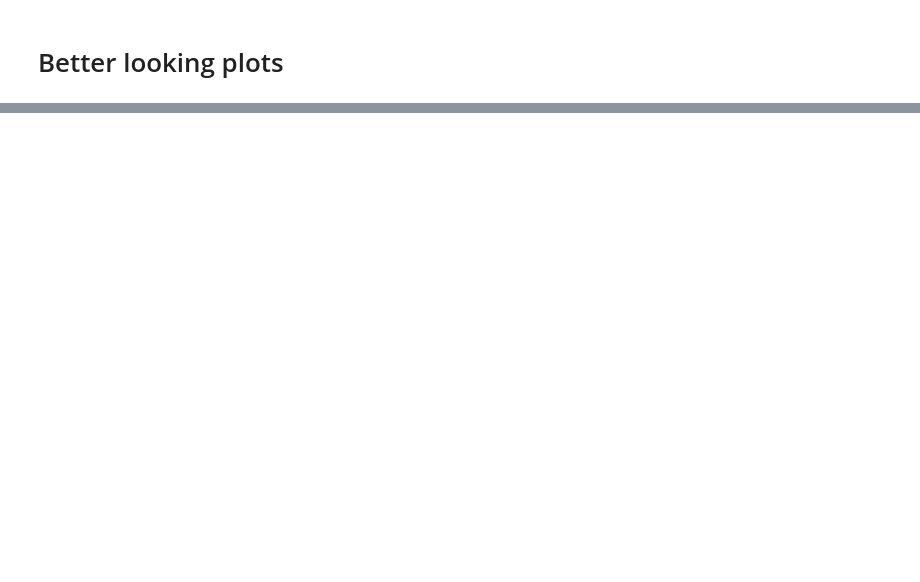
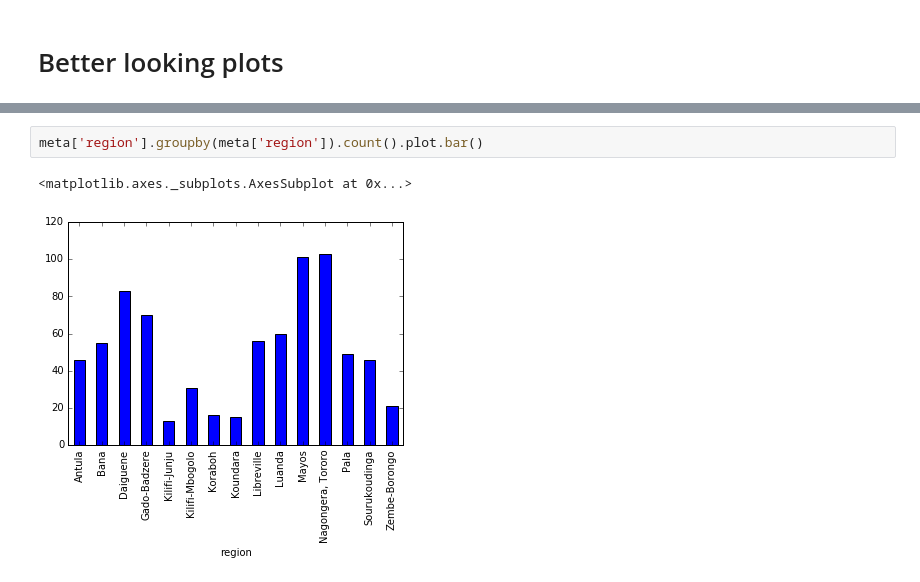
Before and after one commit to tiagoantao/data-science-teaching, a Jupyter notebook: notebooks/001_Metadata.ipynb, the cells around one changed output, grey strips where cells are left out. Saved outputs shown, nothing was run; the diff lists cells and outputs as text; blank space fills up the shorter version.

```diff
--- a/notebooks/001_Metadata.ipynb
+++ b/notebooks/001_Metadata.ipynb
@@ -112,0 +117,5 @@ set_position(pos, which='both') method of matplotlib.axes._subplots.AxesSubplot
+# %%
+meta['region'].groupby(meta['region']).count().plot.bar()
+# %% [output]
+<matplotlib.axes._subplots.AxesSubplot at 0x...>
+[figure, added]
```
Also changed, not shown: parts of 14 cells of this notebook.
